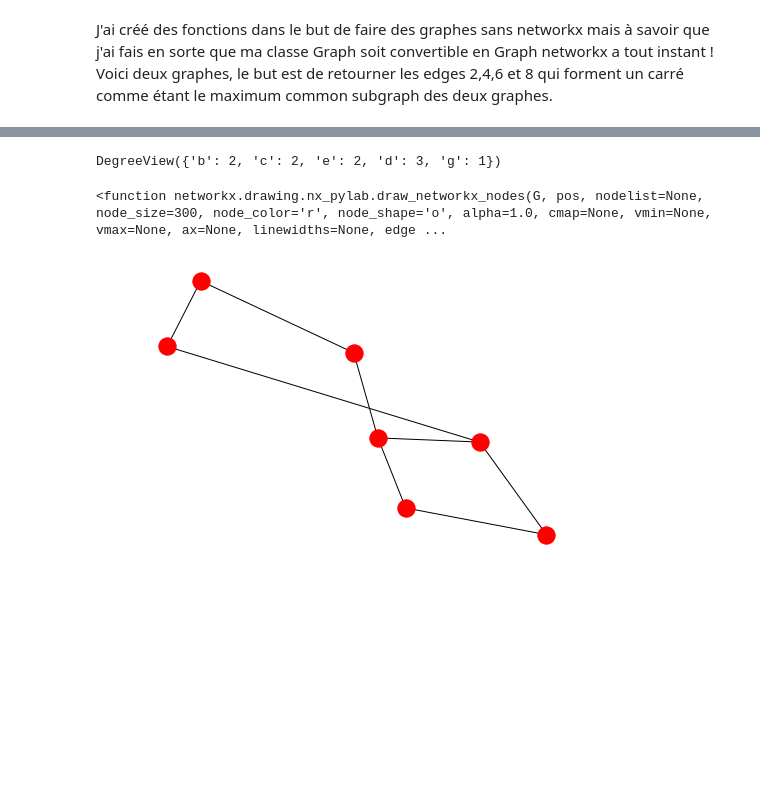
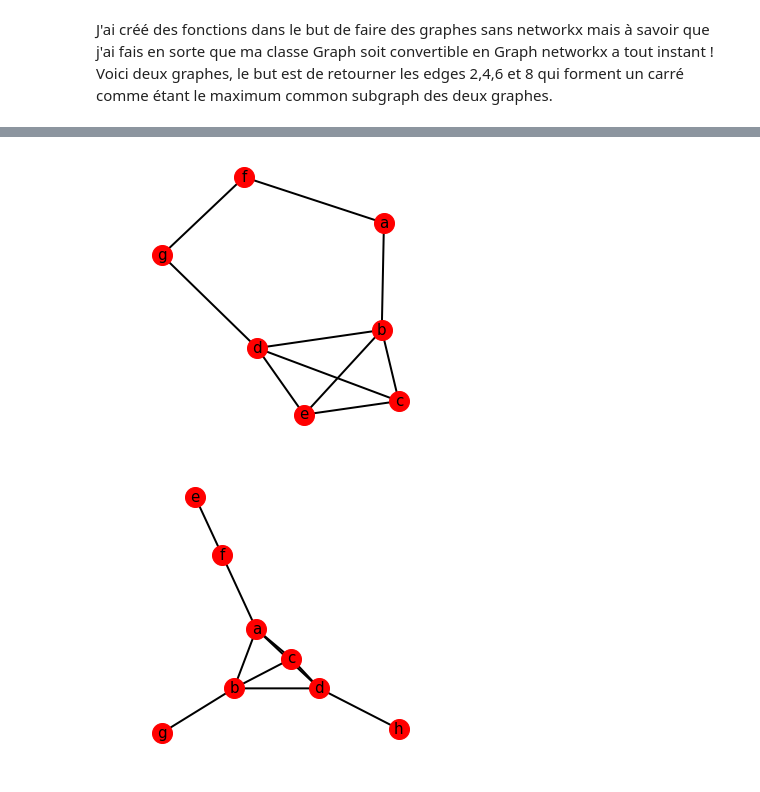
Before and after one commit to AleksMa/Python_Maximum_Common_Induced_Subgraph, a Jupyter notebook: demo.ipynb, the cells around one changed output, grey strips where cells are left out. Drawn from its saved outputs; the diff is of its cells as text; code cells hidden in the pictures; blank space fills up the shorter version.

```diff
--- a/demo.ipynb
+++ b/demo.ipynb
@@ -19,11 +20,11 @@ warnings.filterwarnings("ignore")
 J'ai créé des fonctions dans le but de faire des graphes sans networkx mais à savoir que j'ai fais en sorte que ma classe Graph soit convertible en Graph networkx a tout instant !
 Voici deux graphes, le but est de retourner les edges 2,4,6 et 8 qui forment un carré comme étant le maximum common subgraph des deux graphes.
 # %%
-g = Graph("undirected_weighted")
-list_edges = [('a','b',1),('b','c',2),('c','e',4),('e','d',6),('b','d',8),('d','g',4),('g','f',2),('a','f',3)]
+g = Graph("undirected")
+list_edges = [('a','b'),('b','c'),('c','e'),('e','d'),('b','d'),('d','g'),('g','f'),('a','f'),('d','c'),('e','b')]
 g.add_edges_from_list(list_edges)
-g2 = Graph("undirected_weighted")
-list_edges2 = [('e','f',1),('f','a',5),('a','b',2),('b','d',4),('d','c',6),('c','a',8),('b','g',3),('d','h',3)]
+g2 = Graph("undirected")
+list_edges2 = [('e','f'),('f','a'),('a','b'),('b','d'),('d','c'),('c','a'),('b','g'),('d','h'),('b','c'),('d','a')]
 g2.add_edges_from_list(list_edges2)
 # %%
 g.build_graph_dictionary()
@@ -49,10 +39,8 @@ H = nx.subgraph(G,['c','b','e','d','g'])
-# %%
-H.degree
-# %% [output]
-DegreeView({'b': 2, 'c': 2, 'e': 2, 'd': 3, 'g': 1})
-# %%
-pos=nx.spring_layout(G,k=2,seed = 69)
-plt.figure()
-# %% [output]
-<function networkx.drawing.nx_pylab.draw_networkx_nodes(G, pos, nodelist=None, node_size=300, node_color='r', node_shape='o', alpha=1.0, cmap=None, vmin=None, vmax=None, ax=None, linewidths=None, edge ...
-[figure, removed]
+# %%
+display_nxgraph(G)
+# %% [output]
+[figure, added]
+# %%
+display_nxgraph(G2)
+# %% [output]
+[figure, added]
```
Also changed, not shown: parts of 31 cells of this notebook, 1 other file.
